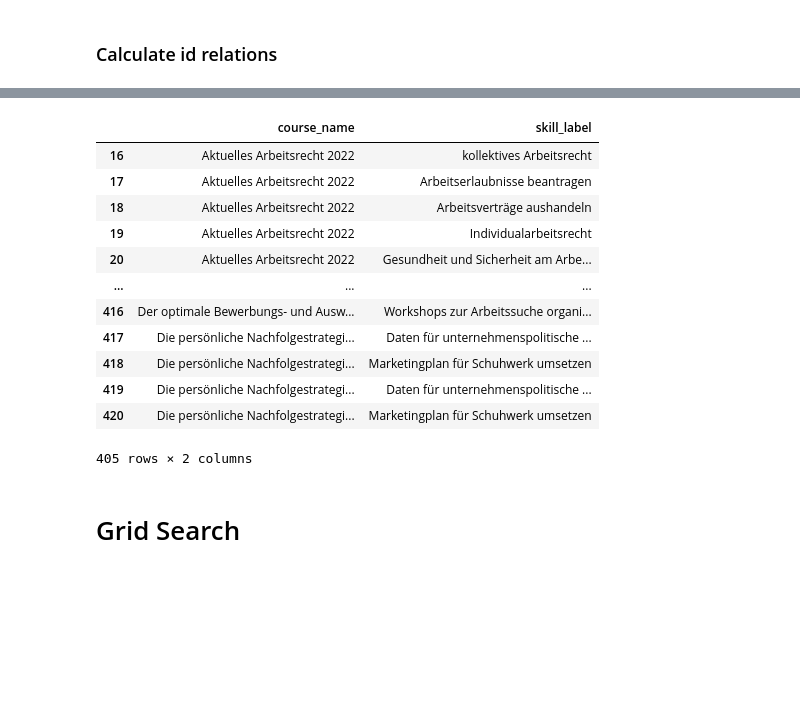
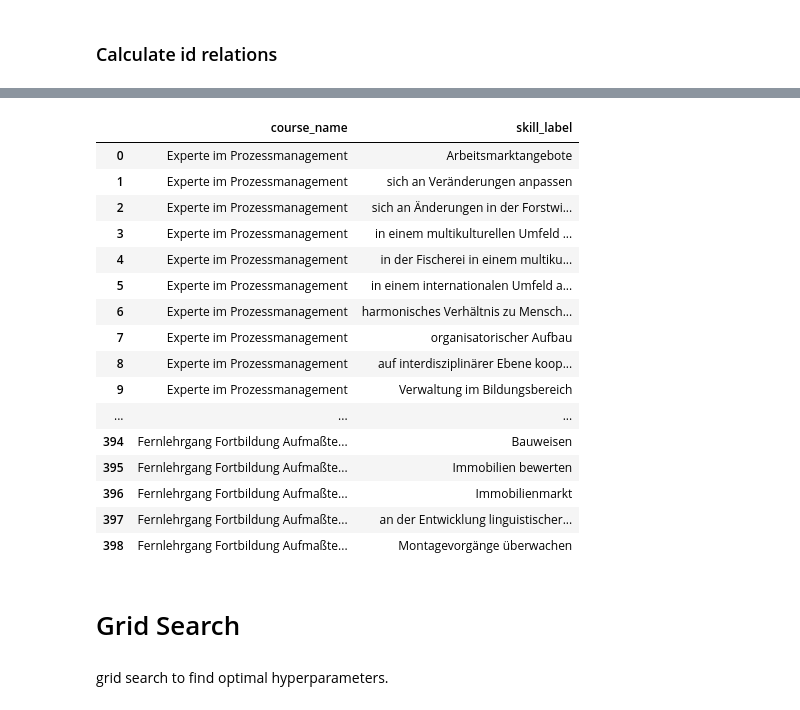
Before and after one commit to ingastrelnikova/awt-pj-ss22-learn-tech-2, a Jupyter notebook: src/NLP.ipynb, the cells around one changed output, grey strips where cells are left out. Saved outputs shown, nothing was run; the diff lists cells and outputs as text; code cells hidden in the pictures; blank space fills up the shorter version.

```diff
--- a/src/NLP.ipynb
+++ b/src/NLP.ipynb
@@ -193,9 +213,9 @@ embed = hub.load("https://tfhub.dev/google/universal-sentence-encoder-multilingu
 
 **Implementation tricks:** compute one batch of embeddings at a time, and use numpy matrix operations to speed up (parallelizable operations)
 # %%
-skill_info_processed_embedings = []
+skill_info_embedings = []
 batch_size = 1000
-for i in range(0, len(skills_info_processed), batch_size):
-    skill_info_processed_embedings.extend(embed(skills_info_processed[i: i + batch_size]))
-skill_info_processed_embedings = np.array(skill_info_processed_embedings)
+for i in range(0, len(skills_info), batch_size):
+    skill_info_embedings.extend(embed(skills_info[i: i + batch_size]))
+skill_info_embedings = np.array(skill_info_embedings)
 # %%
@@ -221,20 +247,23 @@ array([[ 0.02038876, -0.00954446, -0.03040175, ...,  0.04920845,
+# %%
+threshold, top_n = 0.4, 10
 # %%
-threshold = 0.45
-top_n = 15
-
 def get_relations_NN(index_start, index_end):
     relations = []
-    courses_info_processed_subset = courses_info_processed[index_start:index_end]
-    for i, course_info_processed in enumerate(courses_info_processed_subset):
+    courses_info_subset = courses_info_NN[index_start:index_end]
+    for i, course_info in enumerate(courses_info_subset):
         course_i = index_start + i
-        course_info_processed_embeding = embed(course_info_processed)
-        similarities = np.inner(course_info_processed_embeding, skill_info_processed_embedings)[0]
-        top_i = np.where(similarities >= threshold)[0]
-        top_similarities = similarities[similarities >= threshold]
-        related_skills_i_similarity = list(zip(top_i, top_similarities))
-        top_related_skills_i_similarity = sorted(related_skills_i_similarity, key = lambda x: x[1], reverse=True)[:top_n]
-        top_related_skills_i = list(map(lambda x: x[0], top_related_skills_i_similarity))
-        relations.extend(list(zip([course_i]*len(top_related_skills_i), top_related_skills_i)))
+        course_info_sentences = course_info.split('.')
+        course_info_sentence_embeddings = embed(course_info_sentences)
+        for course_info_sentence_embedding in course_info_sentence_embeddings:
+            similarities = np.inner(course_info_sentence_embedding, skill_info_embedings)
+            top_i = np.where(similarities >= threshold)[0]
+            top_similarities = similarities[similarities >= threshold]
+            related_skills_i_similarity = list(zip(top_i, top_similarities))
+            top_related_skills_i_similarity = sorted(related_skills_i_similarity,
+                                                     key = lambda x: x[1], reverse=True)[:top_n]
+            top_related_skills_i = list(map(lambda x: x[0], top_related_skills_i_similarity))
+            relations.extend(list(zip([course_i]*len(top_related_skills_i), top_related_skills_i)))
+        relations = list(dict.fromkeys(relations))
     return relations
 # %% [markdown]
 ### Calculate id relations
@@ -272,4 +301,6 @@ def store_relations (start, end, model):
     name_relations.to_csv('../data/name_relations_{}.csv'.format(model))
 
     return name_relations
+# %%
+start, end = 0, len(courses_info)
 # %%
@@ -291,19 +326,26 @@ store_relations(0, 100, 'ER')
 # %%
-store_relations(0, 100, 'NN')
+with pd.option_context("display.max_rows", 1000):
+    display(store_relations(start, end, 'NN'))
 # %% [output]
 |  | course_name | skill_label |
-| 16 | Aktuelles Arbeitsrecht 2022 | kollektives Arbeitsrecht |
-| 17 | Aktuelles Arbeitsrecht 2022 | Arbeitserlaubnisse beantragen |
-| 18 | Aktuelles Arbeitsrecht 2022 | Arbeitsverträge aushandeln |
-| 19 | Aktuelles Arbeitsrecht 2022 | Individualarbeitsrecht |
-| 20 | Aktuelles Arbeitsrecht 2022 | Gesundheit und Sicherheit am Arbe... |
+| 0 | Experte im Prozessmanagement | Arbeitsmarktangebote |
+| 1 | Experte im Prozessmanagement | sich an Veränderungen anpassen |
+| 2 | Experte im Prozessmanagement | sich an Änderungen in der Forstwi... |
+| 3 | Experte im Prozessmanagement | in einem multikulturellen Umfeld ... |
+| 4 | Experte im Prozessmanagement | in der Fischerei in einem multiku... |
+| 5 | Experte im Prozessmanagement | in einem internationalen Umfeld a... |
+| 6 | Experte im Prozessmanagement | harmonisches Verhältnis zu Mensch... |
+| 7 | Experte im Prozessmanagement | organisatorischer Aufbau |
+| 8 | Experte im Prozessmanagement | auf interdisziplinärer Ebene koop... |
+| 9 | Experte im Prozessmanagement | Verwaltung im Bildungsbereich |
 | ... | ... | ... |
-| 416 | Der optimale Bewerbungs- und Ausw... | Workshops zur Arbeitssuche organi... |
-| 417 | Die persönliche Nachfolgestrategi... | Daten für unternehmenspolitische ... |
-| 418 | Die persönliche Nachfolgestrategi... | Marketingplan für Schuhwerk umsetzen |
-| 419 | Die persönliche Nachfolgestrategi... | Daten für unternehmenspolitische ... |
-| 420 | Die persönliche Nachfolgestrategi... | Marketingplan für Schuhwerk umsetzen |
+| 394 | Fernlehrgang Fortbildung Aufmaßte... | Bauweisen |
+| 395 | Fernlehrgang Fortbildung Aufmaßte... | Immobilien bewerten |
+| 396 | Fernlehrgang Fortbildung Aufmaßte... | Immobilienmarkt |
+| 397 | Fernlehrgang Fortbildung Aufmaßte... | an der Entwicklung linguistischer... |
+| 398 | Fernlehrgang Fortbildung Aufmaßte... | Montagevorgänge überwachen |
-405 rows × 2 columns
 # %% [markdown]
 # Grid Search
+# %% [markdown]
+grid search to find optimal hyperparameters.
 # %%
```
Also changed, not shown: parts of 12 cells of this notebook, 14 other files.
